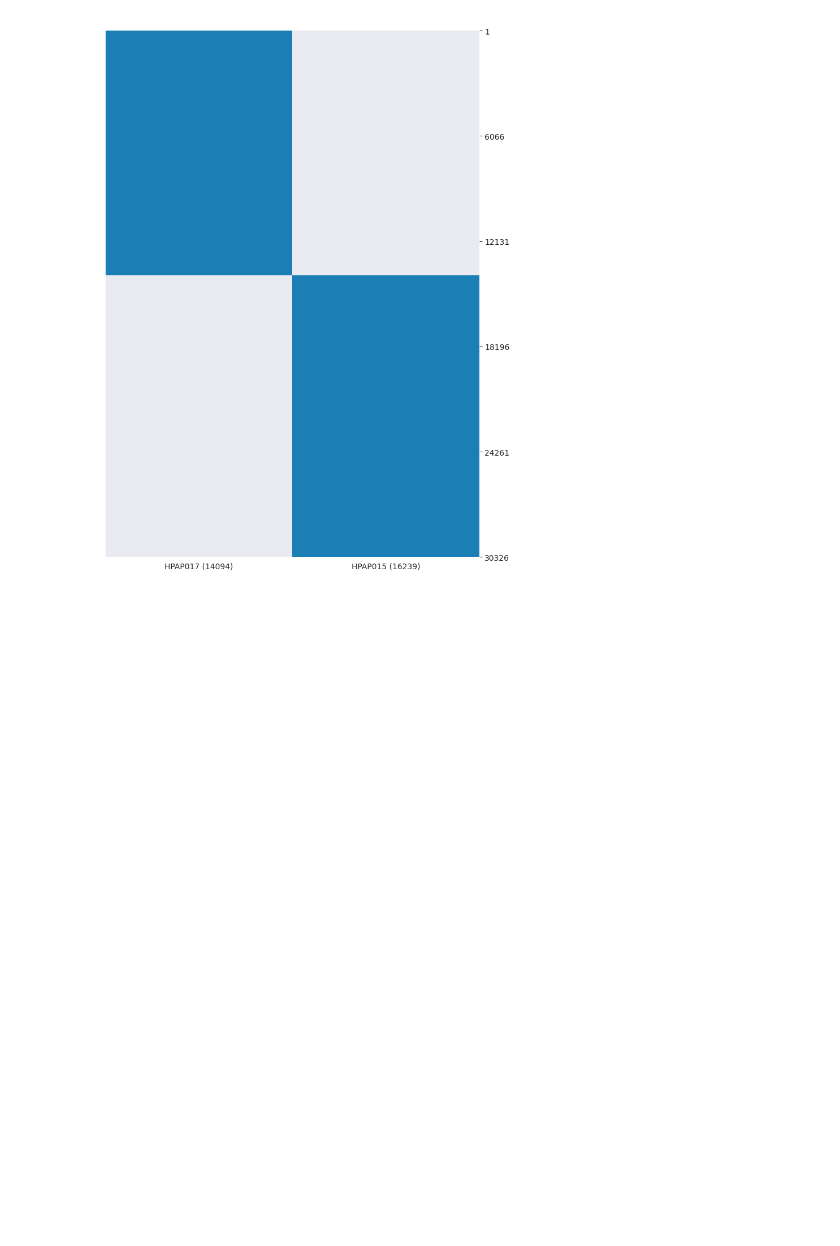
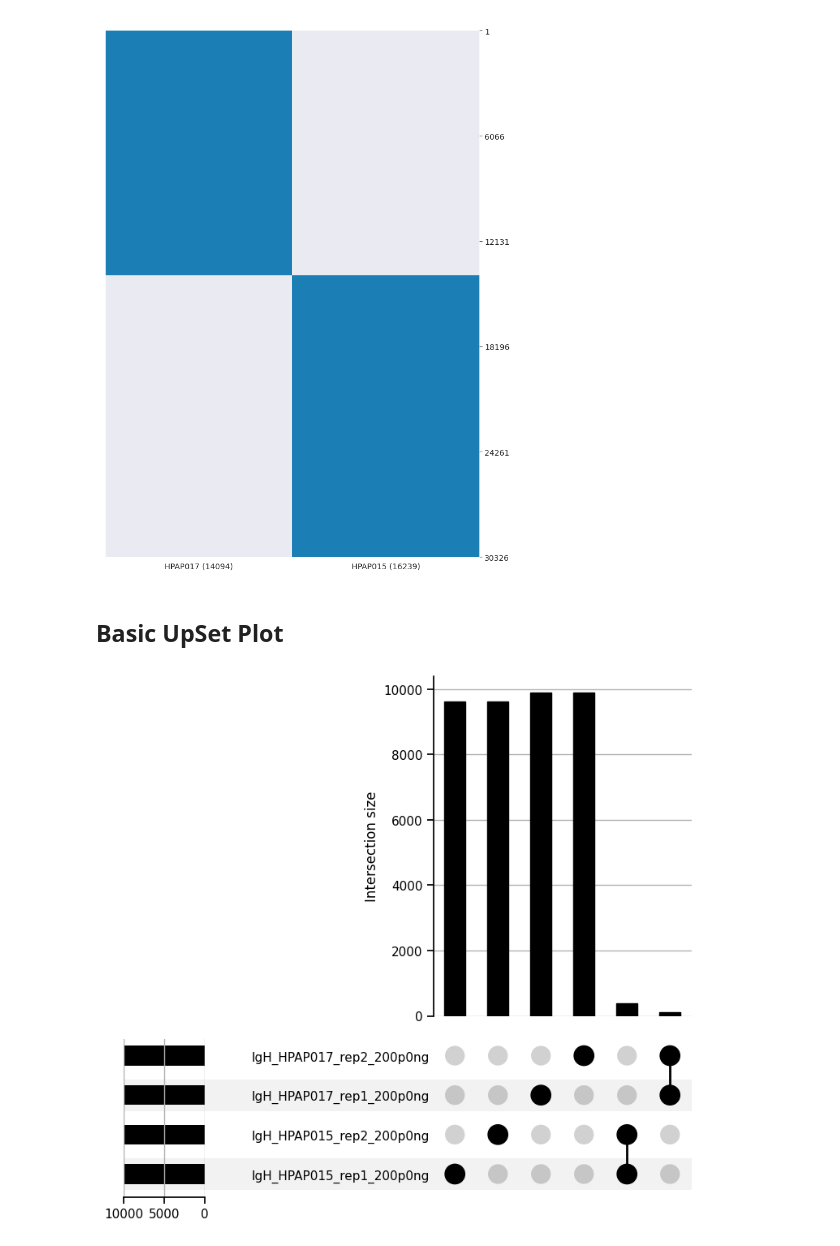
Before and after one commit to flutac/hicutils, a Jupyter notebook: docs/notebooks/plotting/overlap.ipynb, the cells around one changed output. Cells and saved outputs as stored; diff of their text form; code cells hidden in the pictures; blank space fills up the shorter version.

Commit message:
upset plots

```diff
--- a/docs/notebooks/plotting/overlap.ipynb
+++ b/docs/notebooks/plotting/overlap.ipynb
@@ -40,3 +40,9 @@ _ = hu.plots.plot_strings(df, 'subject', only_overlapping=False,
                        overlapping_features=('cdr3_aa',))
 # %% [output]
 [figure]
+# %% [markdown]
+## Basic UpSet Plot
+# %%
+_ = hu.plots.plot_upset(df, 'replicate_name')
+# %% [output]
+[figure, added]
```
Also changed, not shown: parts of 8 cells of this notebook, 11 other files.
